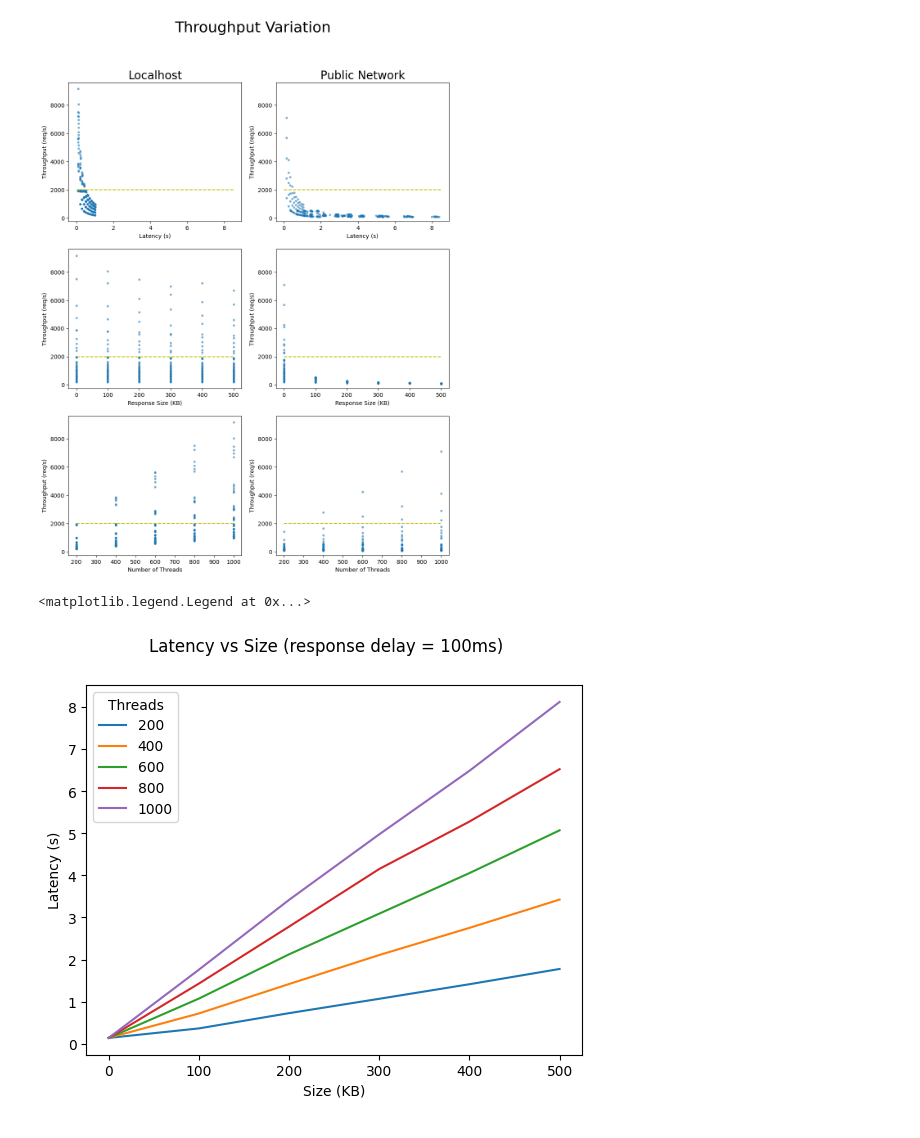
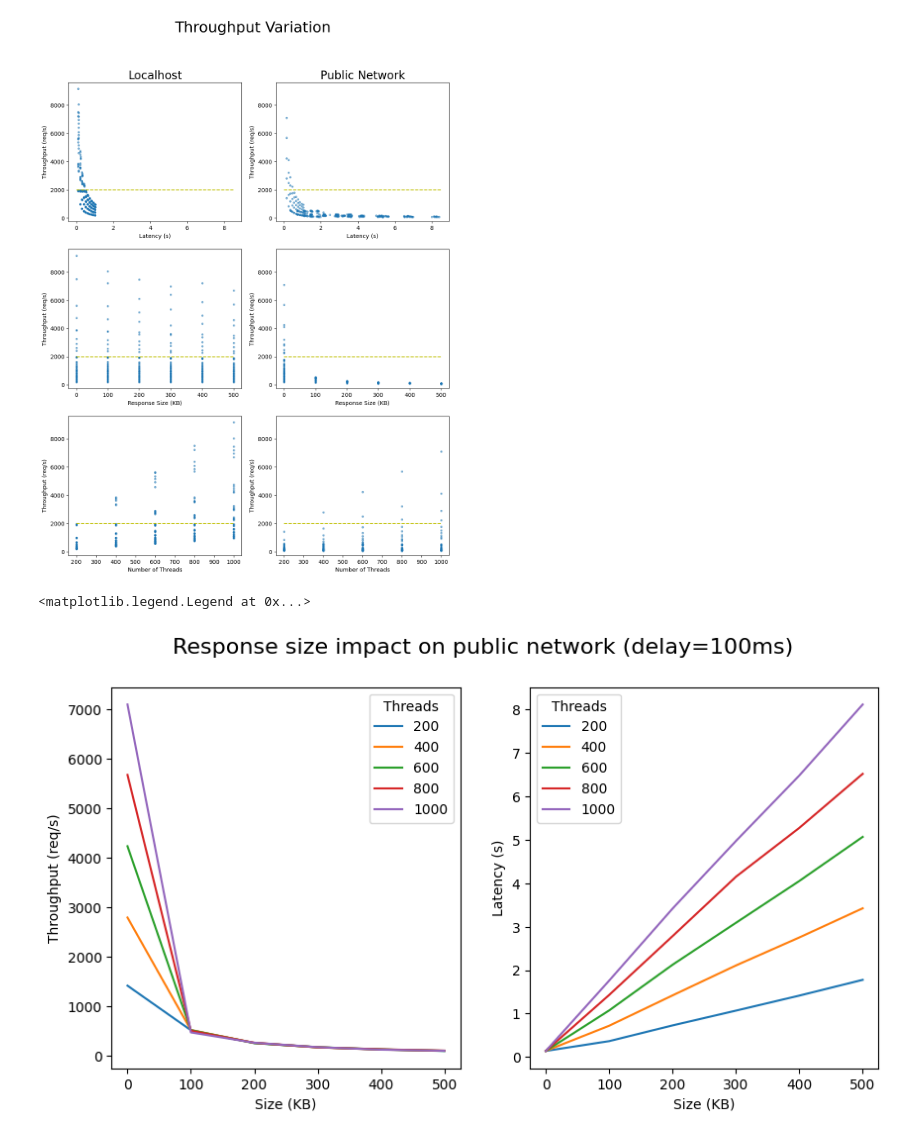
Before and after one commit to TheBigRoomXXL/go-http-client-benchmark, a Jupyter notebook: notebook.ipynb, the cells around one changed output. Cells and saved outputs as stored; diff of their text form; code cells hidden in the pictures.

Commit message:
feat: batch 3 data

```diff
--- a/notebook.ipynb
+++ b/notebook.ipynb
@@ -100,49 +100,46 @@ ax[2][1].sharey(ax[2][0])
 # %% [output]
 [figure]
 # %%
-fig, ax = plt.subplots(1,2,figsize=(12,15))
+fig, ax = plt.subplots(1,2,figsize=(10,5))
 
 
 data = public_data[public_data[:, 0] == 100]
 dataA = data[data[:, 2] == 200]
 dataB = data[data[:, 2] == 400]
 dataC = data[data[:, 2] == 600]
 dataD = data[data[:, 2] == 800]
 dataE = data[data[:, 2] == 1000]
 
-fig, ax = plt.subplots()
-fig.suptitle("Throughput vs Size (delay=100ms)")
+fig.suptitle("Response size impact on public network (delay=100ms)", fontsize=16)
 
-ax.set_ylabel("Throughput (req/s)")
-ax.set_xlabel("Size (KB)")
+ax[0].set_ylabel("Throughput (req/s)")
+ax[0].set_xlabel("Size (KB)")
 
-ax[0][0].plot(dataA[:, 1], dataA[:, 4], "-", label="200")
-ax[0][0].plot(dataB[:, 1], dataB[:, 4], "-", label="400")
-ax[0][0].plot(dataC[:, 1], dataC[:, 4], "-", label="600")
-ax[0][0].plot(dataD[:, 1], dataD[:, 4], "-", label="800")
-ax[0][0].plot(dataE[:, 1], dataE[:, 4], "-", label="1000")
-
-ax.legend(title="Threads")
+ax[0].plot(dataA[:, 1], dataA[:, 4], "-", label="200")
+ax[0].plot(dataB[:, 1], dataB[:, 4], "-", label="400")
+ax[0].plot(dataC[:, 1], dataC[:, 4], "-", label="600")
+ax[0].plot(dataD[:, 1], dataD[:, 4], "-", label="800")
+ax[0].plot(dataE[:, 1], dataE[:, 4], "-", label="1000")
+ax[0].legend(title="Threads")
 
 
 data = public_data[public_data[:,0] == 100]
 dataA = data[data[:,2] == 200]
 dataB = data[data[:,2] == 400]
 dataC = data[data[:,2] == 600]
 dataD = data[data[:,2] == 800]
 dataE = data[data[:,2] == 1000]
 
-fig, ax = plt.subplots()
-fig.suptitle("Latency vs Size (response delay = 100ms)")
+# fig.suptitle("Latency vs Size (response delay = 100ms)")
 
-ax[0].set_ylabel("Latency (s)")
-ax[0].set_xlabel("Size (KB)")
-ax[0].plot(dataA[:,1],dataA[:,3], "-", label="200")
-ax[0].plot(dataB[:,1],dataB[:,3], "-", label="400")
-ax[0].plot(dataC[:,1],dataC[:,3], "-", label="600")
-ax[0].plot(dataD[:,1],dataD[:,3], "-", label="800")
-ax[0].plot(dataE[:,1],dataE[:,3], "-", label="1000")
-ax[0].legend(title="Threads")
+ax[1].set_ylabel("Latency (s)")
+ax[1].set_xlabel("Size (KB)")
+ax[1].plot(dataA[:,1],dataA[:,3], "-", label="200")
+ax[1].plot(dataB[:,1],dataB[:,3], "-", label="400")
+ax[1].plot(dataC[:,1],dataC[:,3], "-", label="600")
+ax[1].plot(dataD[:,1],dataD[:,3], "-", label="800")
+ax[1].plot(dataE[:,1],dataE[:,3], "-", label="1000")
+ax[1].legend(title="Threads")
 # %% [output]
 <matplotlib.legend.Legend at 0x...>
-[figure, old version]
+[figure, new version]
```
Also changed, not shown: parts of 1 cell of this notebook, 2 other files.
